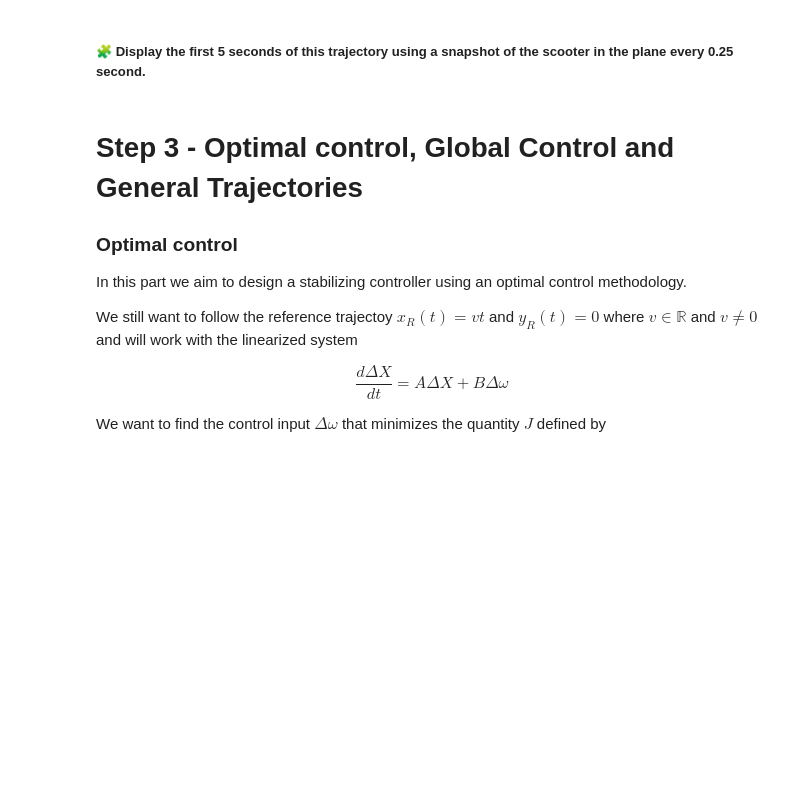
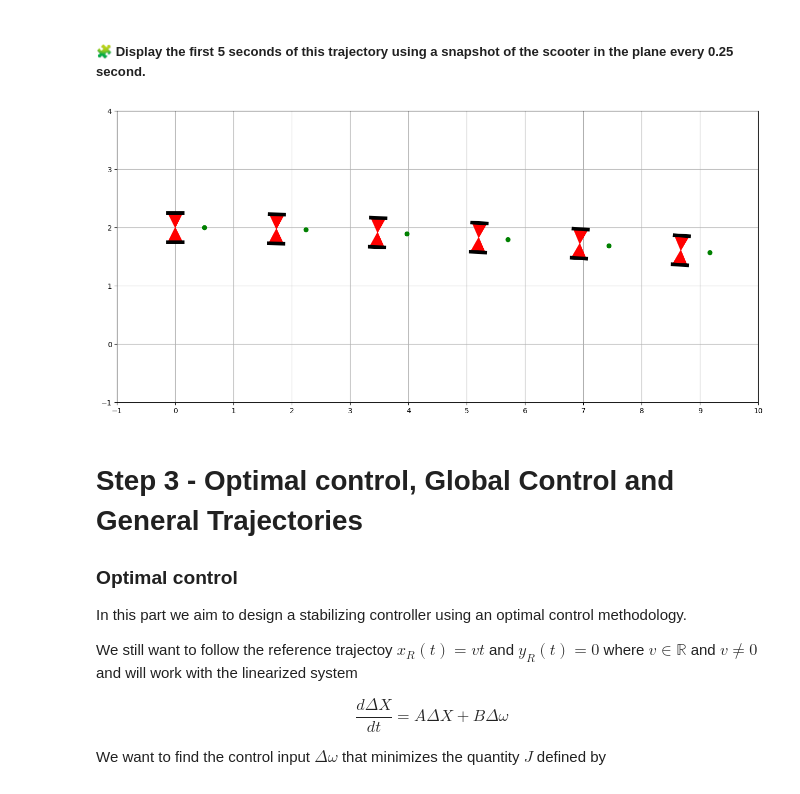
Before and after one commit to ukeeed/control-engineering-with-python-project-2023-2024, a Jupyter notebook: Project_part_3.ipynb, the cells around one changed output. Saved outputs shown, nothing was run; the diff lists cells and outputs as text; code cells hidden in the pictures; blank space fills up the shorter version.

```diff
--- a/Project_part_3.ipynb
+++ b/Project_part_3.ipynb
@@ -614,2 +612,19 @@ pass
+# %%
+def fun_2(t, x_y_theta):
+    X=array([v*t,0,0])
+    d_X=x_y_theta-X
+    deltaomega= dot(-K,d_X)
+
+    theta = x_y_theta[2]
+
+    omega_l=v/r+deltaomega[0]
+    omega_r=v/r+deltaomega[1]
+
+    dx = r * 0.5 * (omega_l + omega_r) * cos(theta)
+    dy = r * 0.5 * (omega_l + omega_r) * sin(theta)
+    dtheta = r * (omega_r - omega_l) / l
+    return array([dx, dy, dtheta])
+
+solu= solve_ivp(fun=fun_2,t_span=[0,20] ,y0=[0,2,0], dense_output=True,rtol=1e-6, atol=1e-12)
 # %% [markdown]
 ##### 🧩 Display the first 5 seconds of this trajectory using a snapshot of the scooter in the plane every 0.25 second.
@@ -618,3 +631,13 @@ pass
+# %%
+t1 = arange(0,5,0.25)
+sol_t = solu.sol(t1)
+
+draw_arena(-1, 10, -1, 4)
+for x, y, theta in sol_t.T:
+    draw_scooter(x, y, theta)
+show()
+# %% [output]
+[figure, added]
 # %% [markdown]
 Step 3 - Optimal control, Global Control and General Trajectories
 =================================================================
```
Also changed, not shown: parts of 2 cells of this notebook.
